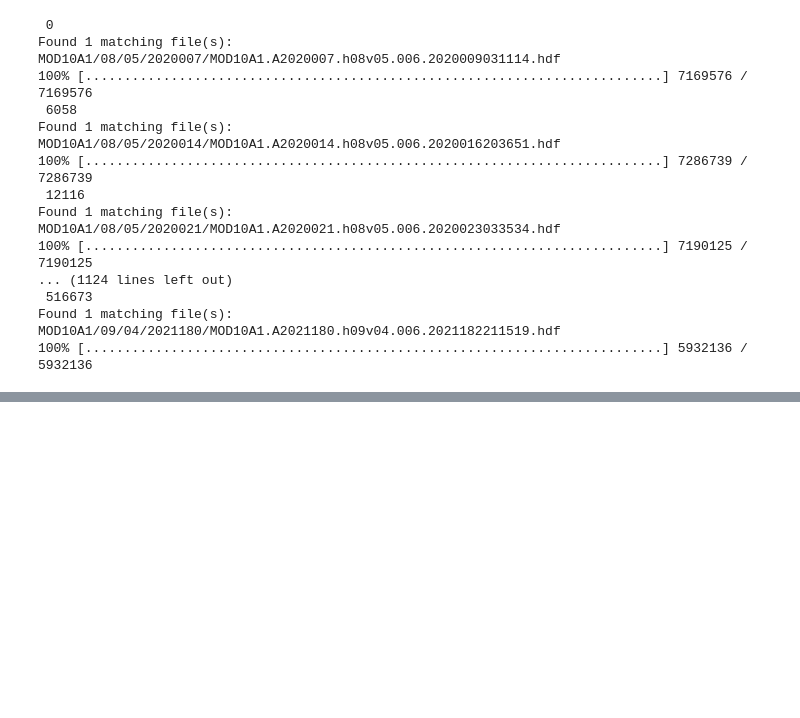
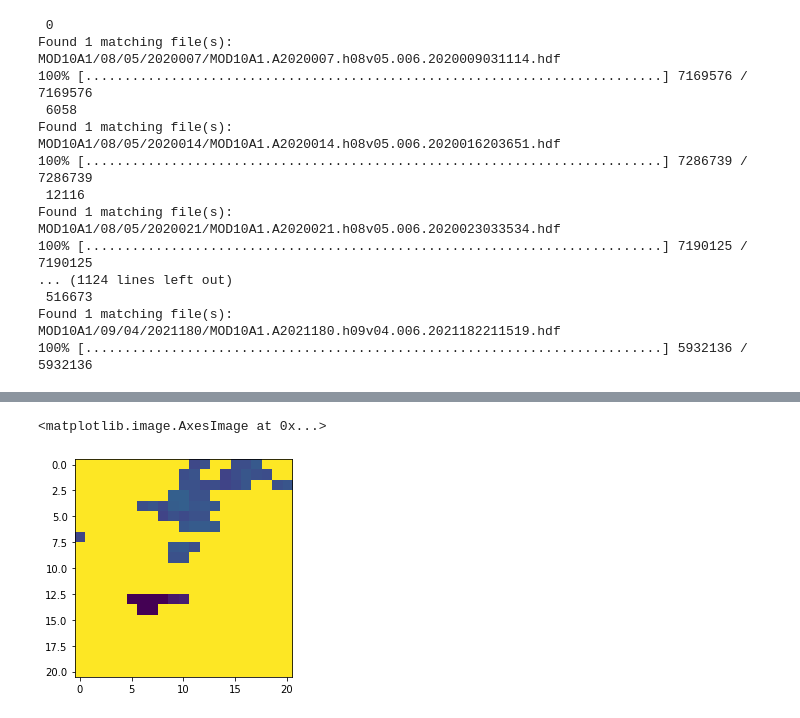
Before and after one commit to M-Harrington/SnowComp, a Jupyter notebook: src/ModisProcessingActual.ipynb, the cells around one changed output, grey strips where cells are left out. Saved outputs shown, nothing was run; the diff lists cells and outputs as text; code cells hidden in the pictures; blank space fills up the shorter version.

```diff
--- a/src/ModisProcessingActual.ipynb
+++ b/src/ModisProcessingActual.ipynb
@@ -471,0 +485,5 @@ plt.imshow(dataset_sub_t[9000,0,:,:])
+# %%
+plt.imshow(dataset_sub_a[1000,0,:,:])
+# %% [output]
+<matplotlib.image.AxesImage at 0x...>
+[figure, added]
```
Also changed, not shown: parts of 7 cells of this notebook.
